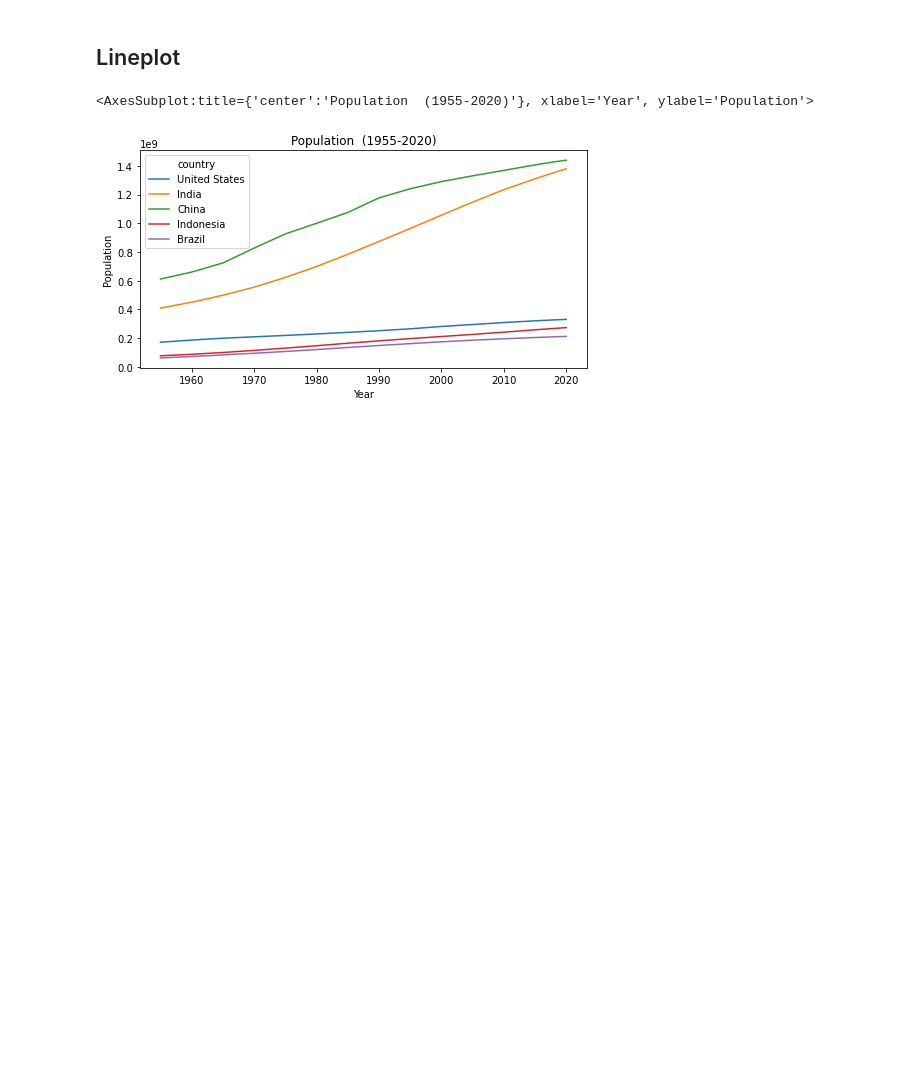
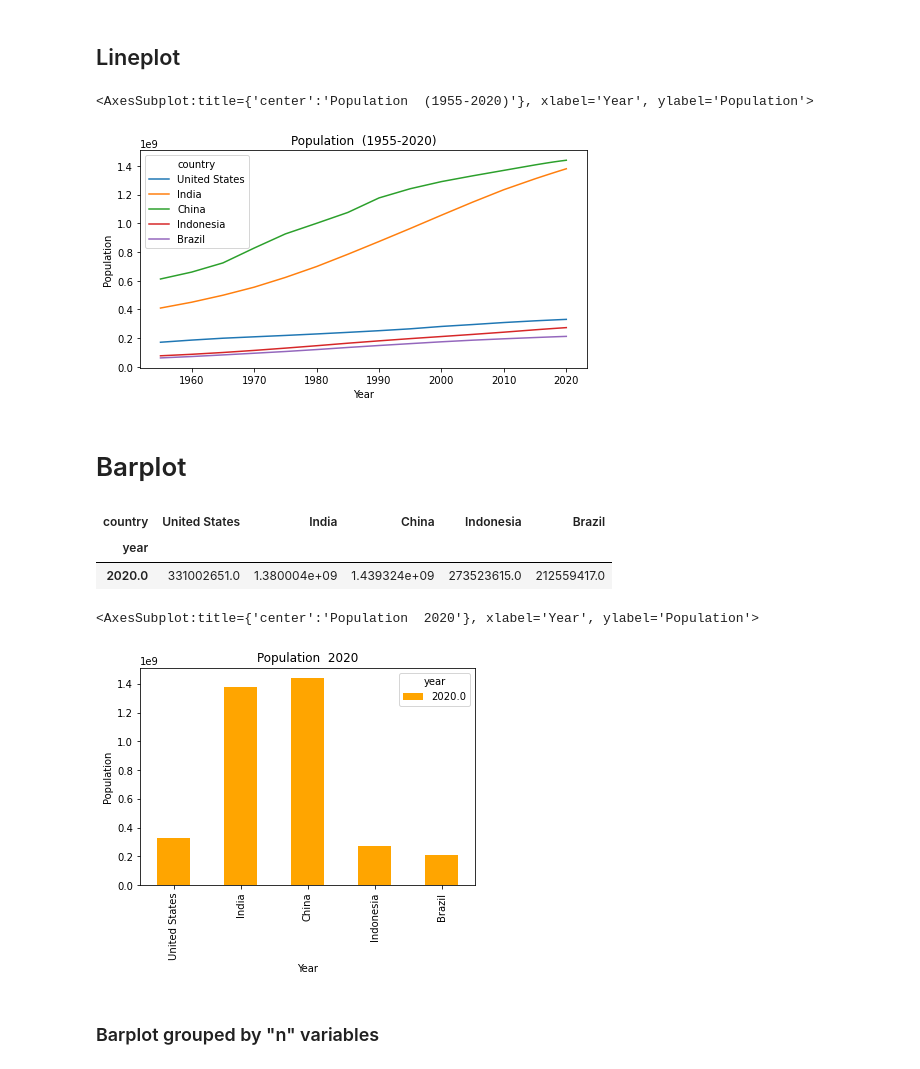
Before and after one commit to fede3mmanuel/DataAnalysis, a Jupyter notebook: Example.ipynb, the cells around one changed output. Saved outputs shown, nothing was run; the diff lists cells and outputs as text; code cells hidden in the pictures; blank space fills up the shorter version.

Commit message:
barplot in pandas

```diff
--- a/Example.ipynb
+++ b/Example.ipynb
@@ -63,3 +63,30 @@ df_pivot.plot(kind='line', xlabel='Year', ylabel='Population', title= 'Populatio
 # %% [output]
 <AxesSubplot:title={'center':'Population  (1955-2020)'}, xlabel='Year', ylabel='Population'>
 [figure]
+# %% [markdown]
+# Barplot
+# %%
+# Select only one year (2020)
+
+df_pivot_2020 = df_pivot[df_pivot.index.isin([2020])]
+# %%
+#Showing new dataframe
+
+df_pivot_2020
+# %% [output]
+| country | United States | India | China | Indonesia | Brazil |
+| year |  |  |  |  |  |
+| 2020.0 | 331002651.0 | 1.380004e+09 | 1.439324e+09 | 273523615.0 | 212559417.0 |
+# %%
+#Traspase dataframe from rows to columns or viceversa
+
+df_pivot_2020 = df_pivot_2020.T
+# %%
+#Making a barplot
+
+df_pivot_2020.plot(kind='bar', color= 'orange', xlabel='Year', ylabel='Population', title= 'Population  2020')
+# %% [output]
+<AxesSubplot:title={'center':'Population  2020'}, xlabel='Year', ylabel='Population'>
+[figure, added]
+# %% [markdown]
+### Barplot grouped by "n" variables
```
Also changed, not shown: parts of 3 cells of this notebook.
